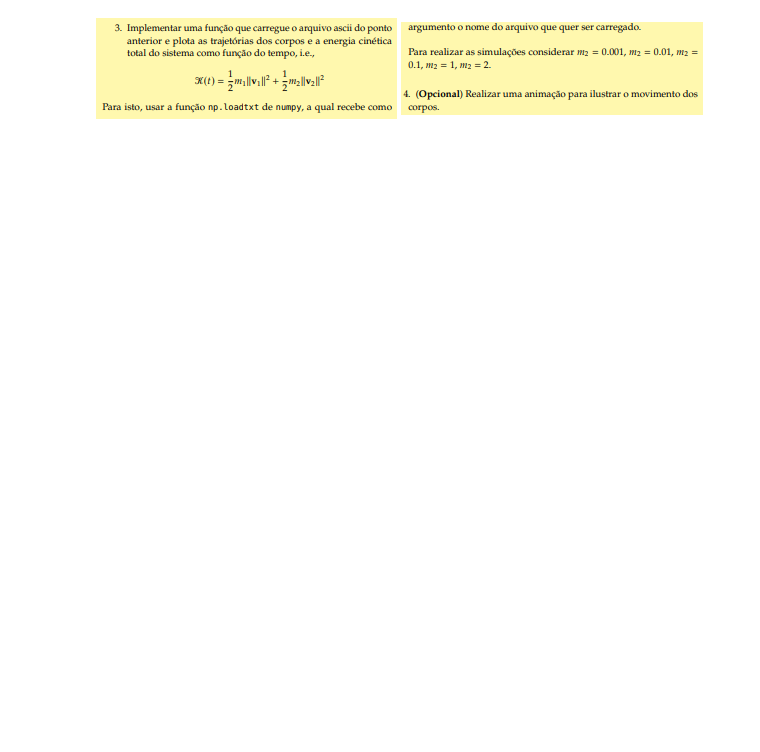
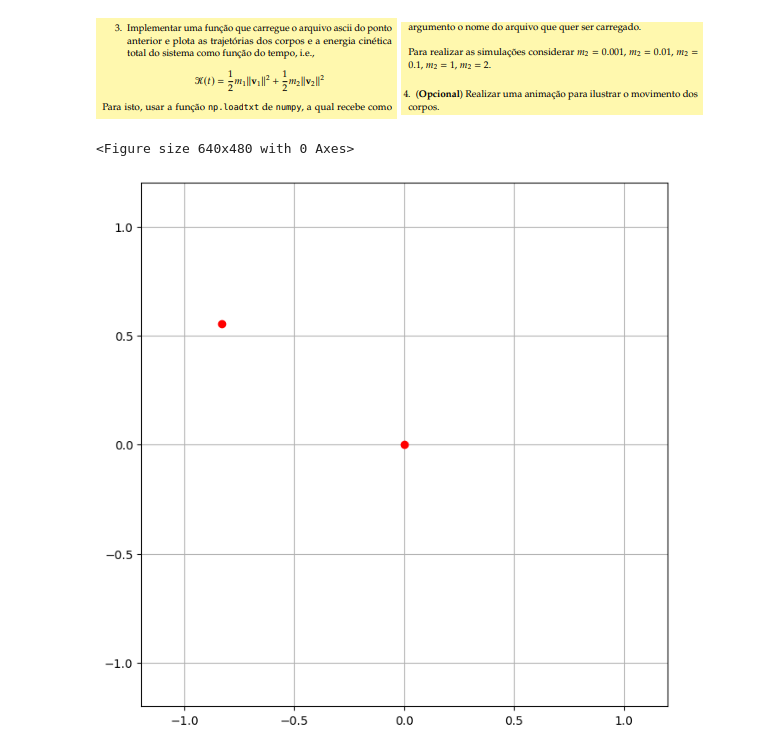
Before and after one commit to matncb/fund-prog, a Jupyter notebook: lista4/sistema_dinamico/main.ipynb, the cells around one changed output. Saved outputs shown, nothing was run; the diff lists cells and outputs as text; code cells hidden in the pictures; blank space fills up the shorter version.

```diff
--- a/lista4/sistema_dinamico/main.ipynb
+++ b/lista4/sistema_dinamico/main.ipynb
@@ -127,3 +130,14 @@ def reader(filename, P, ani = False):
 # %% [markdown]
 ![image.png](attachment:image.png)
 ![image-2.png](attachment:image-2.png)
+# %%
+P = (1,1,0.001)
+gamma, m1, m2 = P
+S1 = np.array([[0,0], [0,0]])
+S2 = np.array([[1,0], [0,1]])
+
+solver(S1, S2, P)
+reader(f"./solucoes/solucao-{gamma}-{m1}-{m2}.txt", P, ani=True)
+# %% [output]
+<Figure size 640x480 with 0 Axes>
+[figure, added]
```
Also changed, not shown: parts of 7 cells of this notebook, 23 other files.
